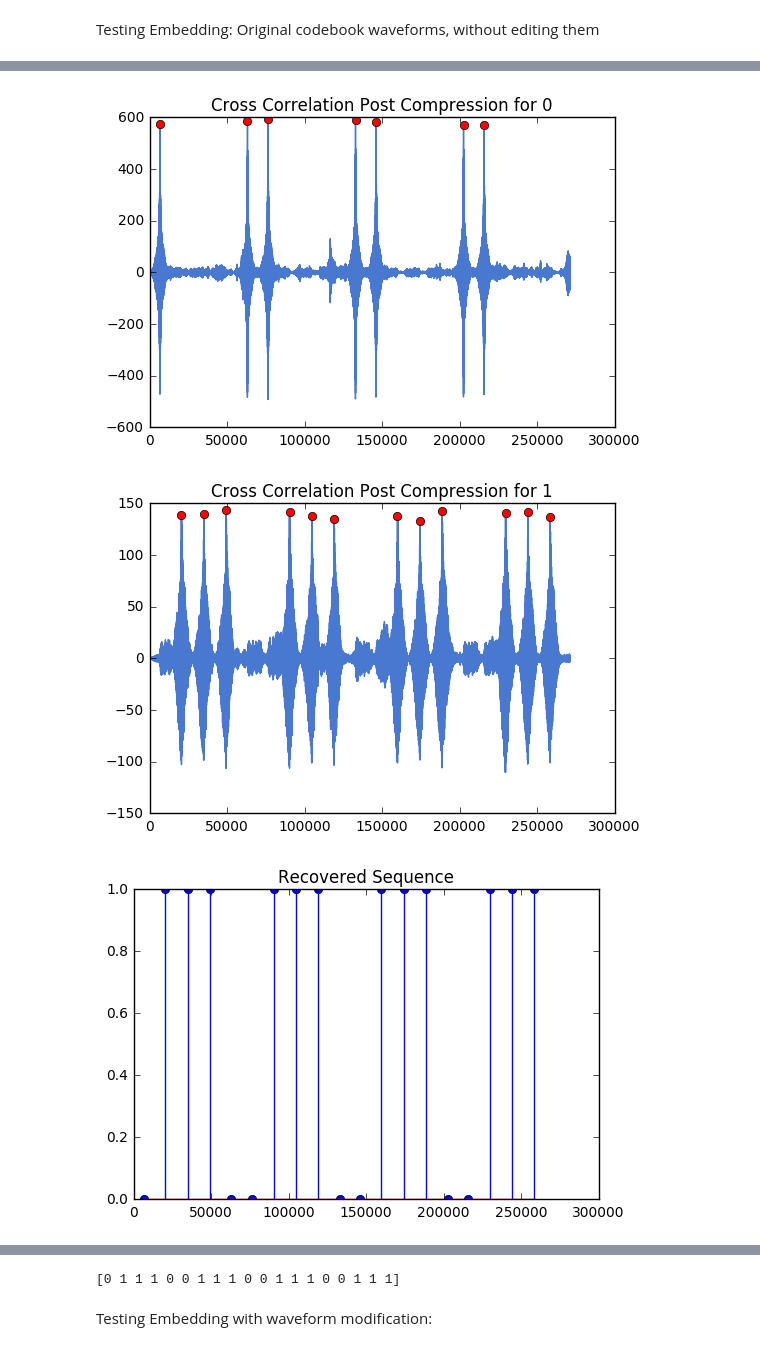
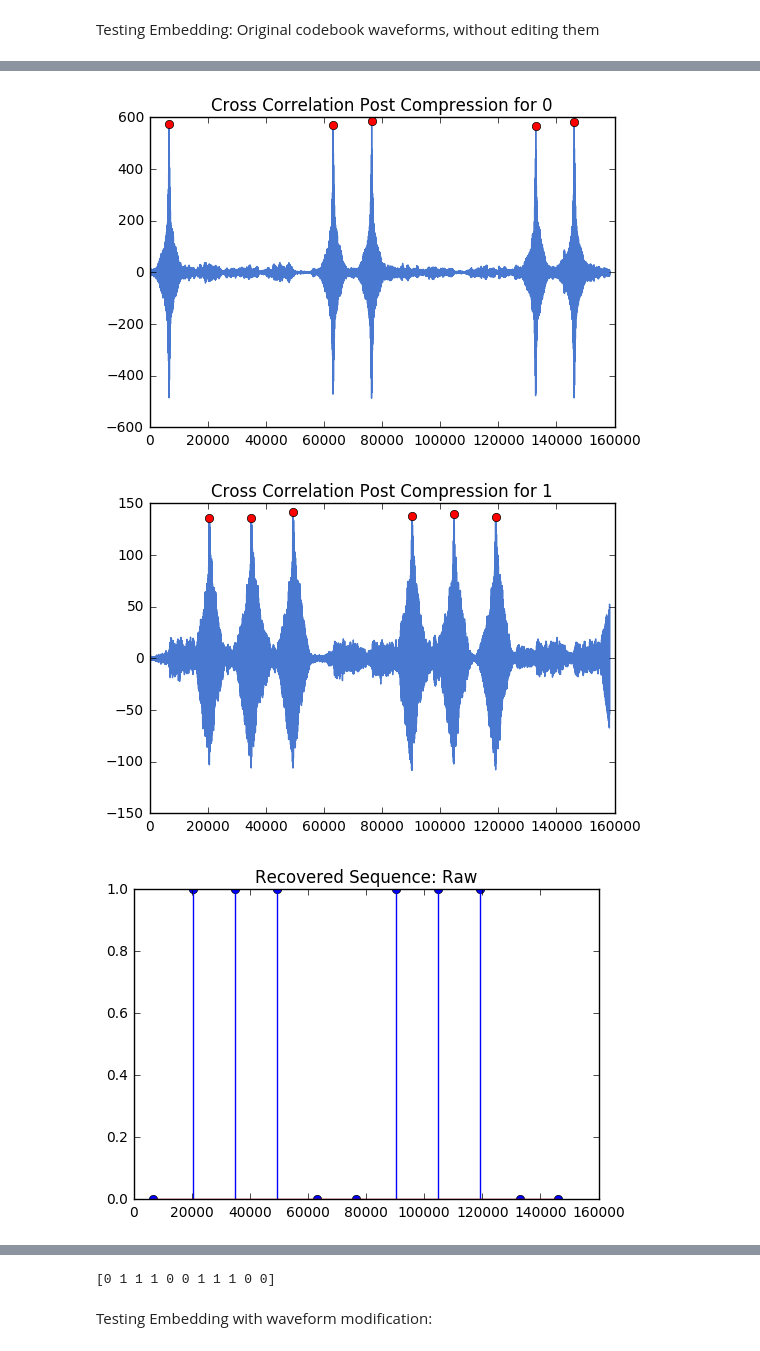
Before and after one commit to mitmedialab/AMR-Data-Embedding, a Jupyter notebook: Code_Book_Library_Test.ipynb, the cells around one changed output, grey strips where cells are left out. Drawn from its saved outputs; the diff is of its cells as text; code cells hidden in the pictures.

```diff
--- a/Code_Book_Library_Test.ipynb
+++ b/Code_Book_Library_Test.ipynb
@@ -7,7 +7,7 @@ ms.use('seaborn-muted')
 # %% [markdown]
 Testing Visualizations
 # %%
-path_to_source = "audio_samples/woman2_orig.wav"
+path_to_source = "audio_samples/man2_orig.wav"
 
 view_spectrogram(path_to_source)
 view_sample(path_to_source)
@@ -34,9 +35,9 @@ d_embed,sr = compress_and_decompress(embed, "compression_samples/", plot=True)
 # %%
 w = E.get_data_timeseries()
-R = Recover(d_embed, w, [0,1], [0,1,1,1,0])
+R = Recover(d_embed, w, [0,1], [0,1,1,1,0], 12)
 final_sequence = R.get_bit_sequence(plot=True, thres=0.75)
 print final_sequence
 # %% [output]
-[figure, old version]
+[figure, new version]
-[figure, old version]
+[figure, new version]
-[figure, old version]
+[figure, new version]
@@ -43,4 +45,4 @@ print final_sequence
-[0 1 1 1 0 0 1 1 1 0 0 1 1 1 0 0 1 1 1]
+[0 1 1 1 0 0 1 1 1 0 0]
 # %% [markdown]
 Testing Embedding with waveform modification:
 # %%
```
Also changed, not shown: parts of 8 cells of this notebook, 1 other file.
